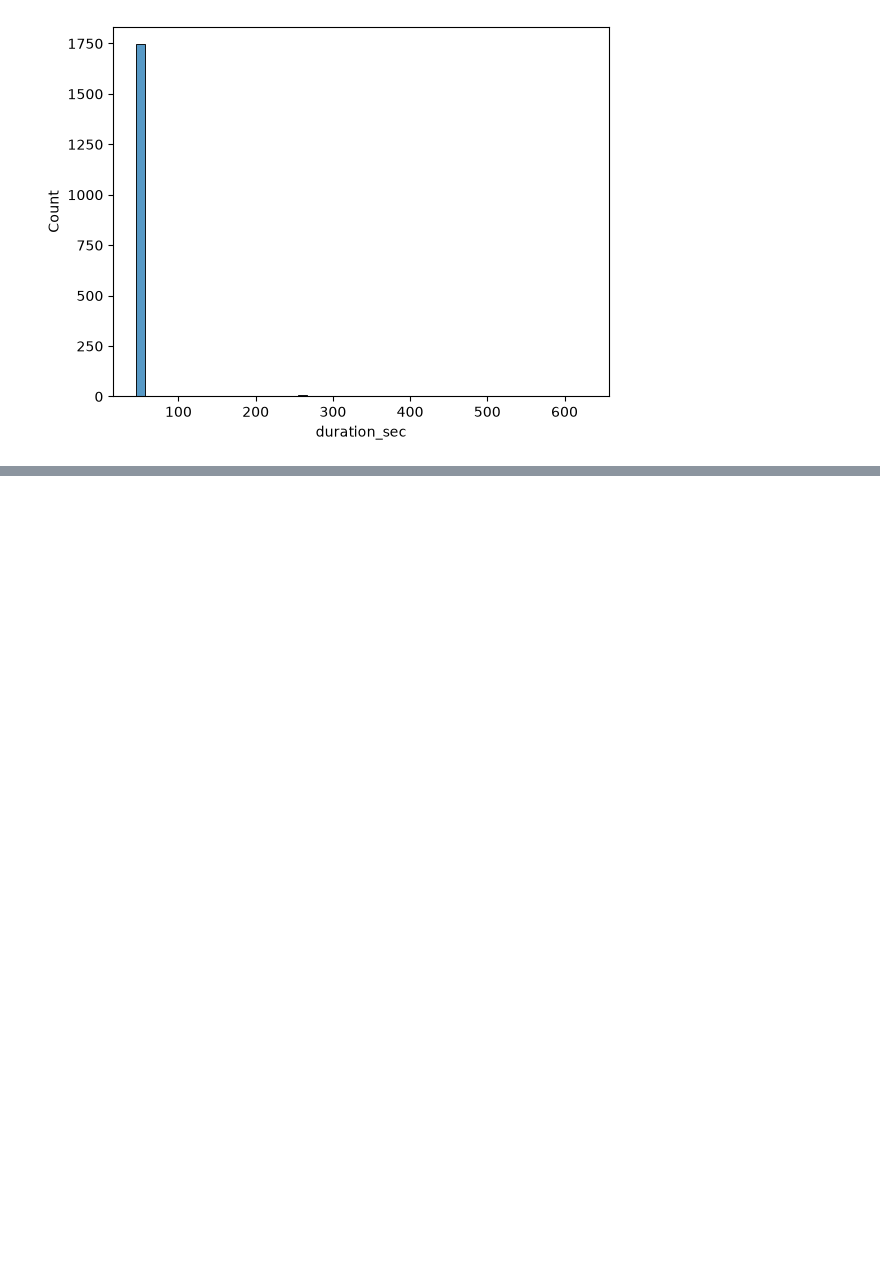
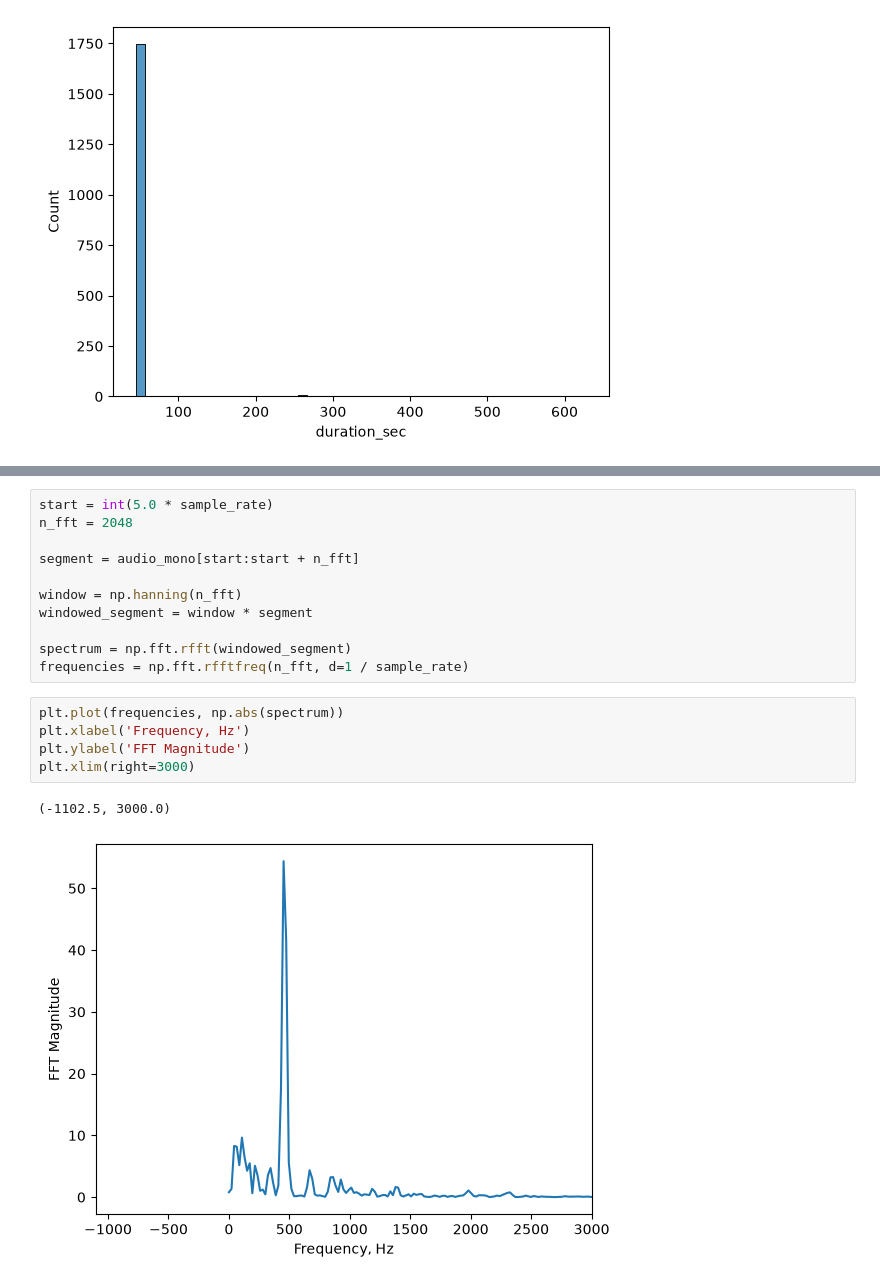
Before and after one commit to ekt4r/project-apollo, a Jupyter notebook: notebooks/01_eda.ipynb, the cells around one changed output, grey strips where cells are left out. Saved outputs shown, nothing was run; the diff lists cells and outputs as text; blank space fills up the shorter version.

```diff
--- a/notebooks/01_eda.ipynb
+++ b/notebooks/01_eda.ipynb
@@ -121,0 +165,19 @@ sns.histplot(audio_df, x='duration_sec', bins=50)
+# %%
+start = int(5.0 * sample_rate)
+n_fft = 2048
+
+segment = audio_mono[start:start + n_fft]
+
+window = np.hanning(n_fft)
+windowed_segment = window * segment
+
+spectrum = np.fft.rfft(windowed_segment)
+frequencies = np.fft.rfftfreq(n_fft, d=1 / sample_rate)
+# %%
+plt.plot(frequencies, np.abs(spectrum))
+plt.xlabel('Frequency, Hz')
+plt.ylabel('FFT Magnitude')
+plt.xlim(right=3000)
+# %% [output]
+(-1102.5, 3000.0)
+[figure, added]
```
Also changed, not shown: parts of 10 cells of this notebook.
